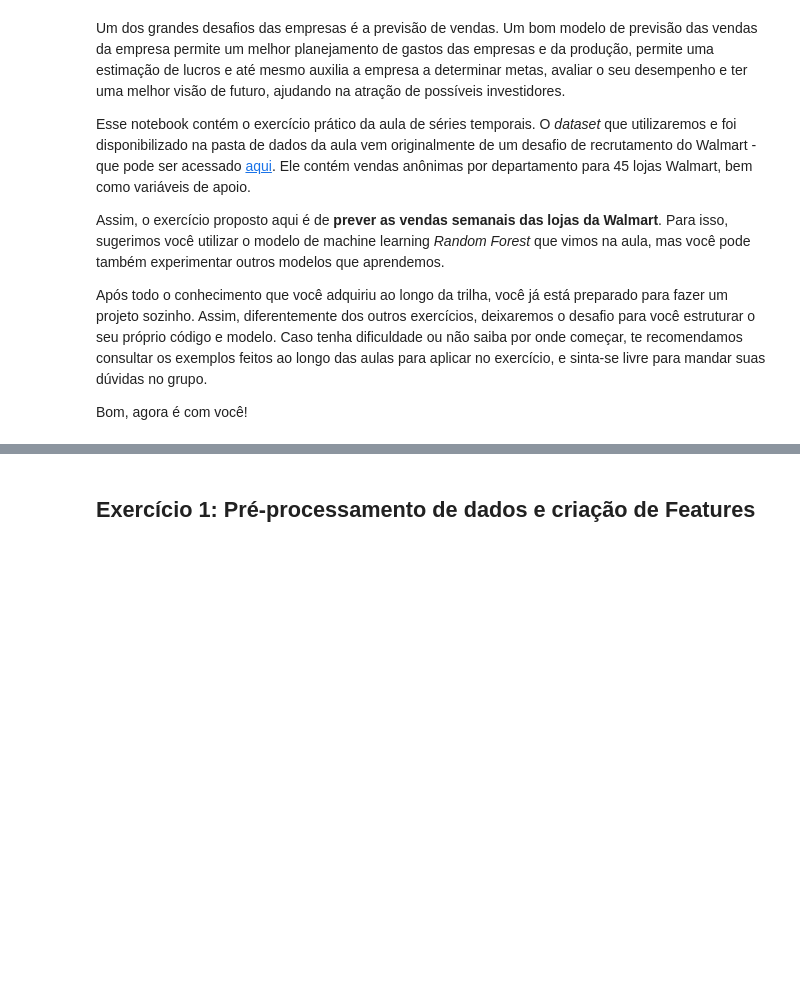
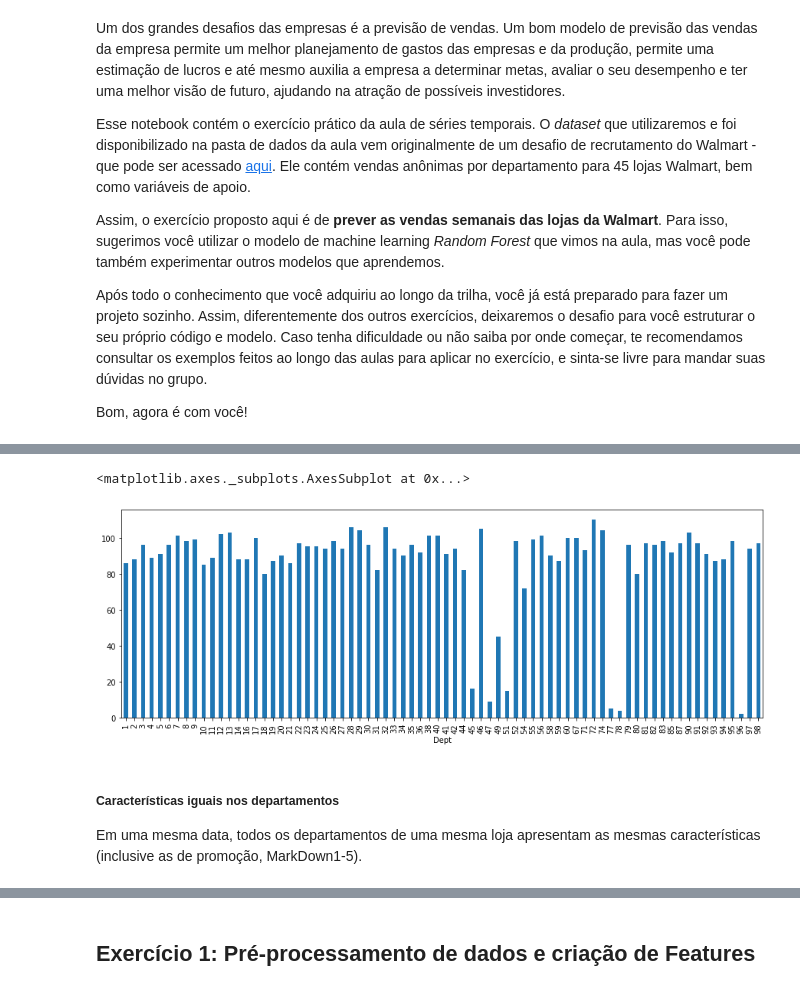
Before and after one commit to wesleydecezere/programa_ds_fc, a Jupyter notebook: Entrega 6 - Séries Temporais/Series_Temporais_Exercicio.ipynb, the cells around one changed output, grey strips where cells are left out. Cells and saved outputs as stored; diff of their text form; code cells hidden in the pictures; blank space fills up the shorter version.

```diff
--- a/Entrega 6 - Séries Temporais/Series_Temporais_Exercicio.ipynb
+++ b/Entrega 6 - Séries Temporais/Series_Temporais_Exercicio.ipynb
@@ -25,0 +76,9 @@ walmart.head()
+# %%
+walmart[walmart.Store == 45].groupby('Dept')['Date'].count().plot.bar(figsize=(15,5))
+# %% [output]
+<matplotlib.axes._subplots.AxesSubplot at 0x...>
+[figure, added]
+# %% [markdown]
+##### Características iguais nos departamentos
+
+Em uma mesma data, todos os departamentos de uma mesma loja apresentam as mesmas características (inclusive as de promoção, MarkDown1-5).
```
Also changed, not shown: parts of 63 cells of this notebook.
